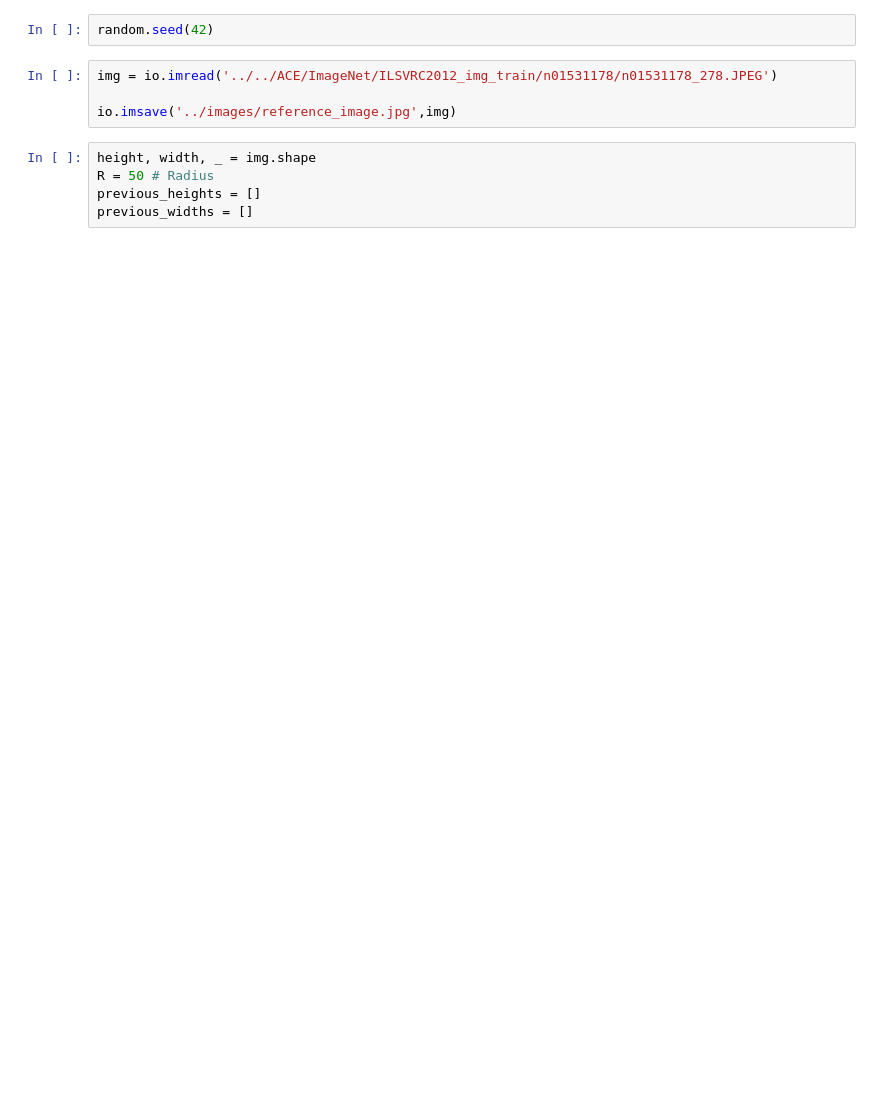
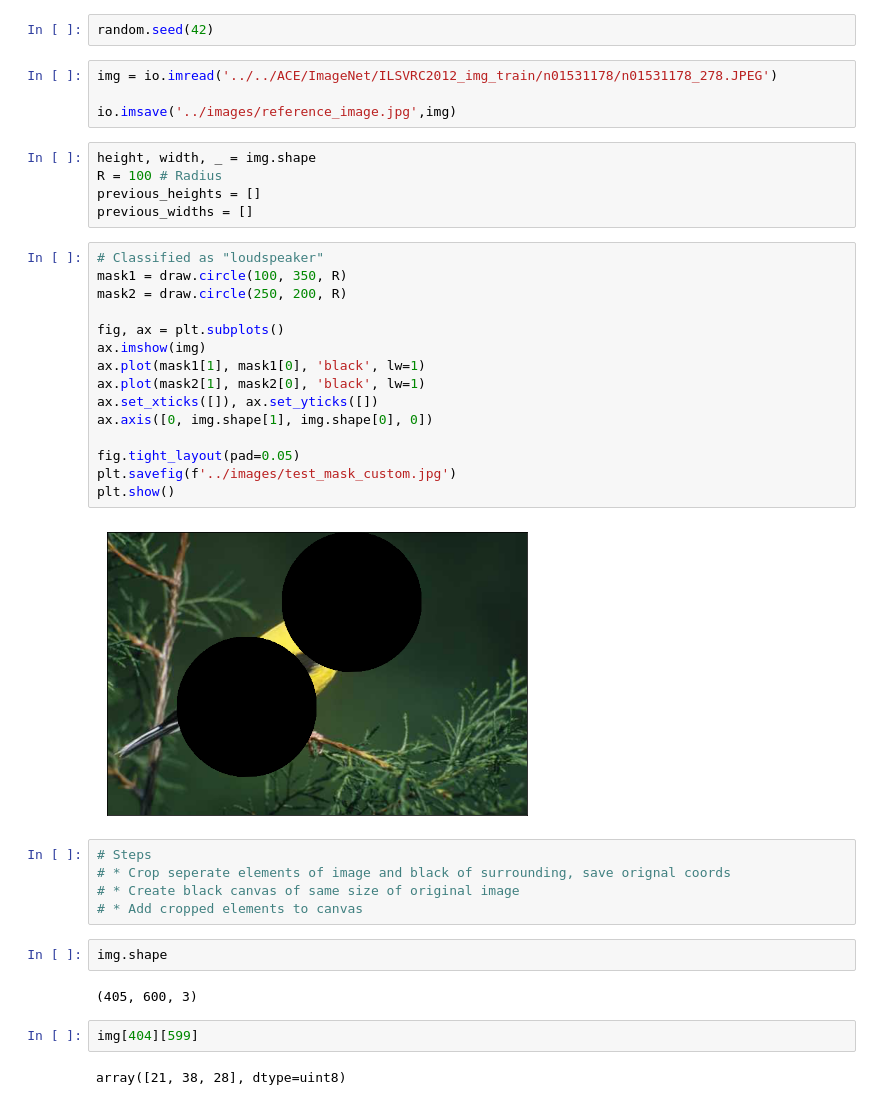
Before and after one commit to tpgmartin/inm363-individual-project, a Jupyter notebook: notebooks/Explore Image Occlusion.ipynb, the cells around one changed output. Drawn from its saved outputs; the diff is of its cells as text; blank space fills up the shorter version.

```diff
--- a/notebooks/Explore Image Occlusion.ipynb
+++ b/notebooks/Explore Image Occlusion.ipynb
@@ -12,6 +13,36 @@ img = io.imread('../../ACE/ImageNet/ILSVRC2012_img_train/n01531178/n01531178_278
 io.imsave('../images/reference_image.jpg',img)
 # %%
 height, width, _ = img.shape
-R = 50 # Radius
+R = 100 # Radius
 previous_heights = []
 previous_widths = []
+# %%
+# Classified as "loudspeaker"
+mask1 = draw.circle(100, 350, R)
+mask2 = draw.circle(250, 200, R)
+
+fig, ax = plt.subplots()
+ax.imshow(img)
+ax.plot(mask1[1], mask1[0], 'black', lw=1)
+ax.plot(mask2[1], mask2[0], 'black', lw=1)
+ax.set_xticks([]), ax.set_yticks([])
+ax.axis([0, img.shape[1], img.shape[0], 0])
+
+fig.tight_layout(pad=0.05)
+plt.savefig(f'../images/test_mask_custom.jpg')
+plt.show()
+# %% [output]
+[figure, added]
+# %%
+# Steps
+# * Crop seperate elements of image and black of surrounding, save orignal coords
+# * Create black canvas of same size of original image
+# * Add cropped elements to canvas
+# %%
+img.shape
+# %% [output]
+(405, 600, 3)
+# %%
+img[404][599]
+# %% [output]
+array([21, 38, 28], dtype=uint8)
```
Also changed, not shown: parts of 4 cells of this notebook, 1 other file.
